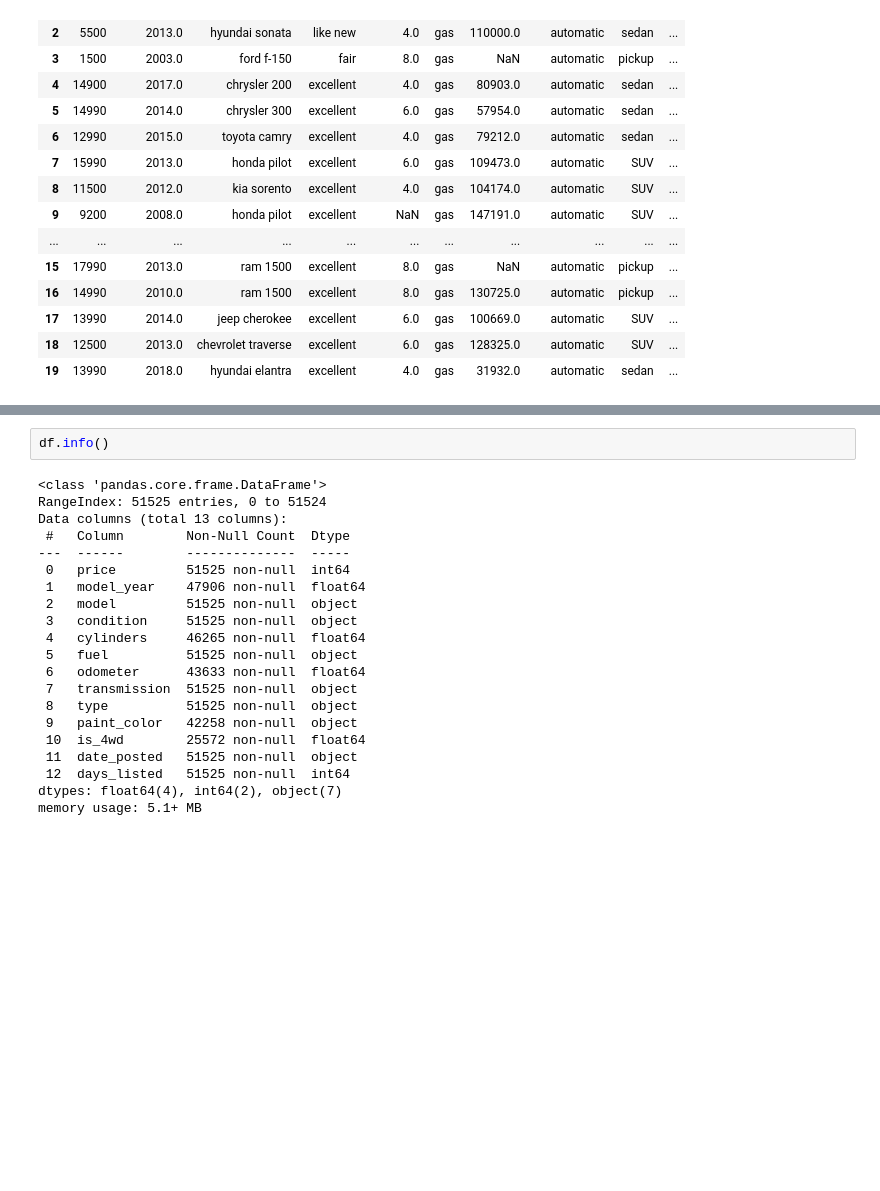
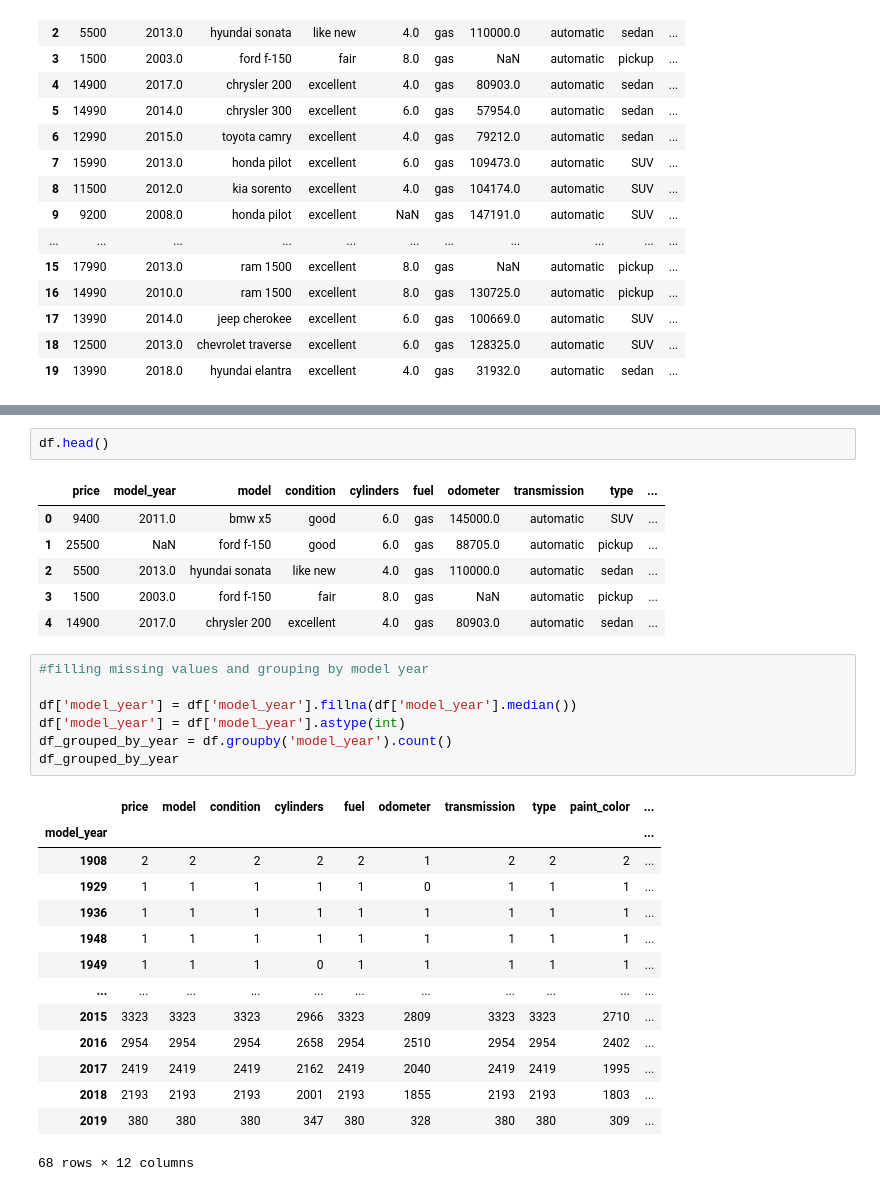
Before and after one commit to naadya/Project, a Jupyter notebook: EDA.ipynb, the cells around one changed output, grey strips where cells are left out. Drawn from its saved outputs; the diff is of its cells as text; blank space fills up the shorter version.

```diff
--- a/EDA.ipynb
+++ b/EDA.ipynb
@@ -77,23 +135,31 @@ array(['bmw x5', 'ford f-150', 'hyundai sonata', 'chrysler 200',
 # %%
-df.info()
+df.head()
 # %% [output]
-<class 'pandas.core.frame.DataFrame'>
-RangeIndex: 51525 entries, 0 to 51524
-Data columns (total 13 columns):
- #   Column        Non-Null Count  Dtype
----  ------        --------------  -----
- 0   price         51525 non-null  int64
- 1   model_year    47906 non-null  float64
- 2   model         51525 non-null  object
- 3   condition     51525 non-null  object
- 4   cylinders     46265 non-null  float64
- 5   fuel          51525 non-null  object
- 6   odometer      43633 non-null  float64
- 7   transmission  51525 non-null  object
- 8   type          51525 non-null  object
- 9   paint_color   42258 non-null  object
- 10  is_4wd        25572 non-null  float64
- 11  date_posted   51525 non-null  object
- 12  days_listed   51525 non-null  int64
-dtypes: float64(4), int64(2), object(7)
-memory usage: 5.1+ MB
+|  | price | model_year | model | condition | cylinders | fuel | odometer | transmission | type | ... |
+| 0 | 9400 | 2011.0 | bmw x5 | good | 6.0 | gas | 145000.0 | automatic | SUV | ... |
+| 1 | 25500 | NaN | ford f-150 | good | 6.0 | gas | 88705.0 | automatic | pickup | ... |
+| 2 | 5500 | 2013.0 | hyundai sonata | like new | 4.0 | gas | 110000.0 | automatic | sedan | ... |
+| 3 | 1500 | 2003.0 | ford f-150 | fair | 8.0 | gas | NaN | automatic | pickup | ... |
+| 4 | 14900 | 2017.0 | chrysler 200 | excellent | 4.0 | gas | 80903.0 | automatic | sedan | ... |
+# %%
+#filling missing values and grouping by model year
+
+df['model_year'] = df['model_year'].fillna(df['model_year'].median())
+df['model_year'] = df['model_year'].astype(int)
+df_grouped_by_year = df.groupby('model_year').count()
+df_grouped_by_year
+# %% [output]
+|  | price | model | condition | cylinders | fuel | odometer | transmission | type | paint_color | ... |
+| model_year |  |  |  |  |  |  |  |  |  | ... |
+| 1908 | 2 | 2 | 2 | 2 | 2 | 1 | 2 | 2 | 2 | ... |
+| 1929 | 1 | 1 | 1 | 1 | 1 | 0 | 1 | 1 | 1 | ... |
+| 1936 | 1 | 1 | 1 | 1 | 1 | 1 | 1 | 1 | 1 | ... |
+| 1948 | 1 | 1 | 1 | 1 | 1 | 1 | 1 | 1 | 1 | ... |
+| 1949 | 1 | 1 | 1 | 0 | 1 | 1 | 1 | 1 | 1 | ... |
+| ... | ... | ... | ... | ... | ... | ... | ... | ... | ... | ... |
+| 2015 | 3323 | 3323 | 3323 | 2966 | 3323 | 2809 | 3323 | 3323 | 2710 | ... |
+| 2016 | 2954 | 2954 | 2954 | 2658 | 2954 | 2510 | 2954 | 2954 | 2402 | ... |
+| 2017 | 2419 | 2419 | 2419 | 2162 | 2419 | 2040 | 2419 | 2419 | 1995 | ... |
+| 2018 | 2193 | 2193 | 2193 | 2001 | 2193 | 1855 | 2193 | 2193 | 1803 | ... |
+| 2019 | 380 | 380 | 380 | 347 | 380 | 328 | 380 | 380 | 309 | ... |
+68 rows × 12 columns
```
Also changed, not shown: parts of 21 cells of this notebook, 2 other files.
